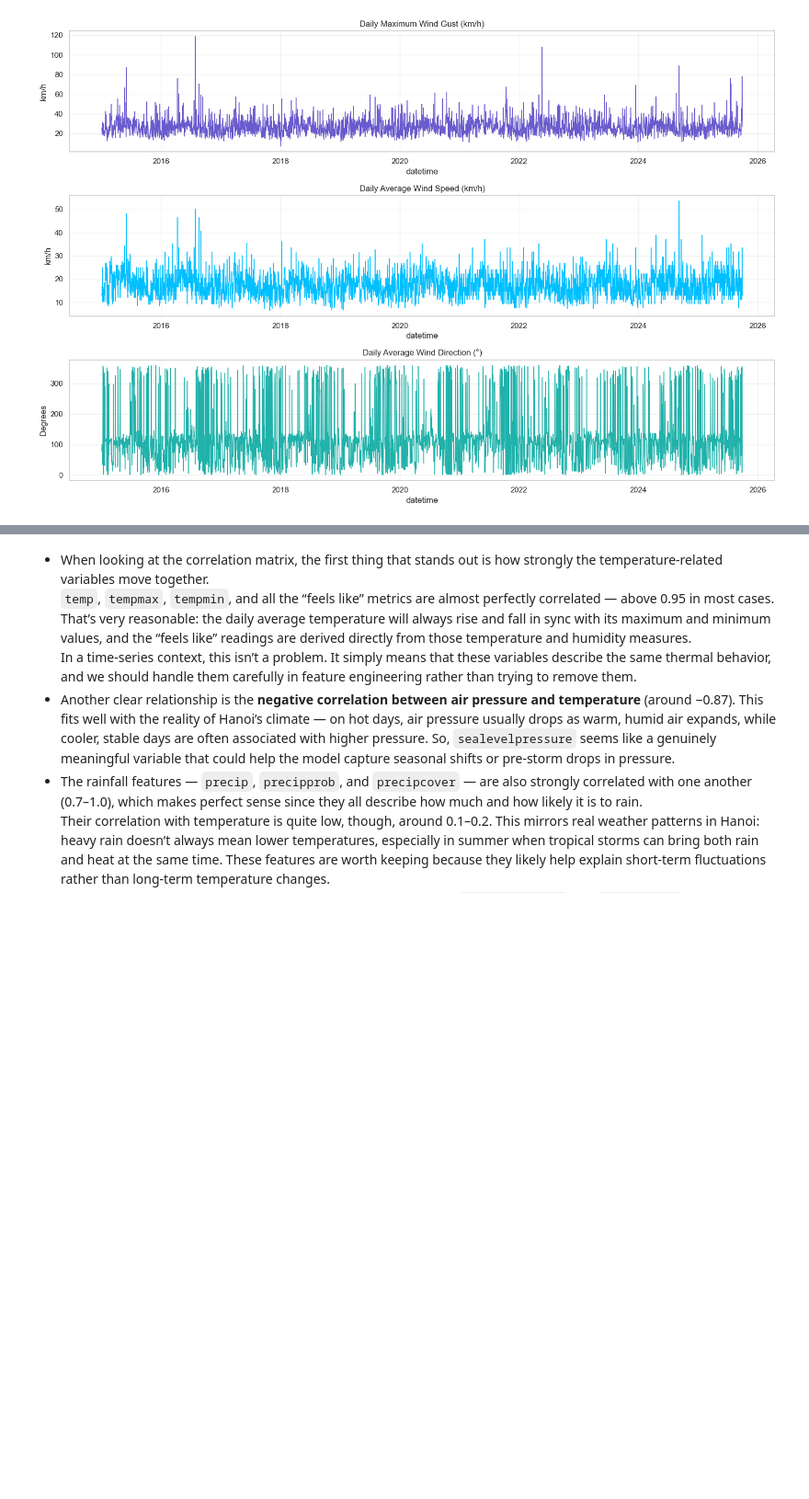
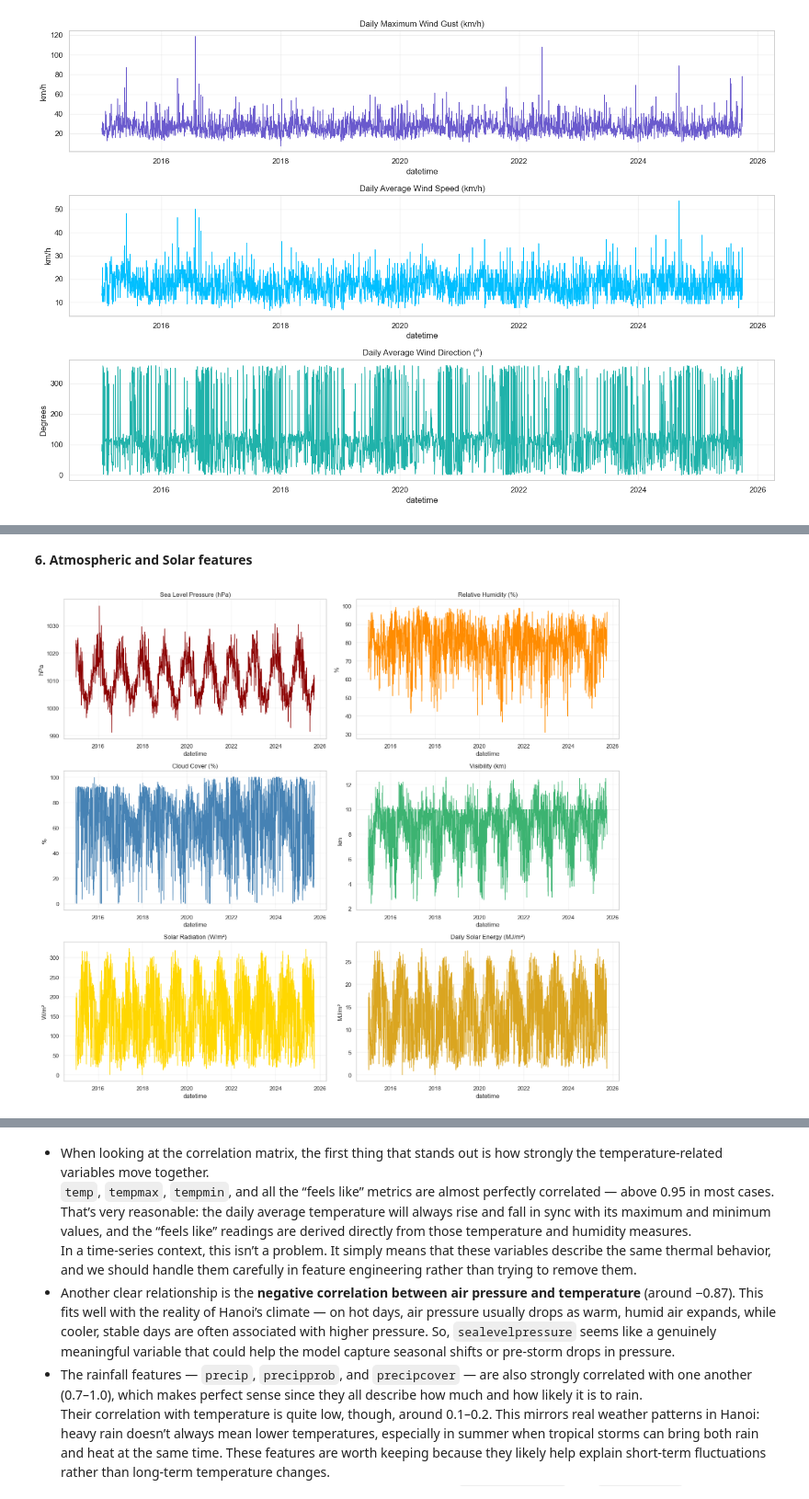
Before and after one commit to tungvoi38/Machine_Learning_Group_3, a Jupyter notebook: temperature_prediction_Hanoi/notebooks/01-data_understanding.ipynb, the cells around one changed output, grey strips where cells are left out. Shown at 92% size. Cells and saved outputs as stored; diff of their text form; code cells hidden in the pictures; blank space fills up the shorter version.

```diff
--- a/temperature_prediction_Hanoi/notebooks/01-data_understanding.ipynb
+++ b/temperature_prediction_Hanoi/notebooks/01-data_understanding.ipynb
@@ -343,0 +377,54 @@ plt.show()
+# %% [markdown]
+**6. Atmospheric and Solar features**
+# %%
+import matplotlib.pyplot as plt
+import seaborn as sns
+
+plt.figure(figsize=(16, 14))
+
+# 1️⃣ Atmospheric pressure
+plt.subplot(3, 2, 1)
+sns.lineplot(x='datetime', y='sealevelpressure', data=df_daily, color='darkred', linewidth=1)
+plt.title("Sea Level Pressure (hPa)")
+plt.ylabel("hPa")
+plt.grid(alpha=0.3)
+
+# 2️⃣ Humidity
+plt.subplot(3, 2, 2)
+sns.lineplot(x='datetime', y='humidity', data=df_daily, color='darkorange', linewidth=1)
+plt.title("Relative Humidity (%)")
+plt.ylabel("%")
+plt.grid(alpha=0.3)
+
+# 3️⃣ Cloud cover
+plt.subplot(3, 2, 3)
+sns.lineplot(x='datetime', y='cloudcover', data=df_daily, color='steelblue', linewidth=1)
+plt.title("Cloud Cover (%)")
+plt.ylabel("%")
+plt.grid(alpha=0.3)
+
+# 4️⃣ Visibility
+plt.subplot(3, 2, 4)
+sns.lineplot(x='datetime', y='visibility', data=df_daily, color='mediumseagreen', linewidth=1)
+plt.title("Visibility (km)")
+plt.ylabel("km")
+plt.grid(alpha=0.3)
+
+# 5️⃣ Solar radiation
+plt.subplot(3, 2, 5)
+sns.lineplot(x='datetime', y='solarradiation', data=df_daily, color='gold', linewidth=1)
+plt.title("Solar Radiation (W/m²)")
+plt.ylabel("W/m²")
+plt.grid(alpha=0.3)
+
+# 6️⃣ Solar energy
+plt.subplot(3, 2, 6)
+sns.lineplot(x='datetime', y='solarenergy', data=df_daily, color='goldenrod', linewidth=1)
+plt.title("Daily Solar Energy (MJ/m²)")
+plt.ylabel("MJ/m²")
+plt.grid(alpha=0.3)
+
+plt.tight_layout()
+plt.show()
+# %% [output]
+[figure, added]
```
Also changed, not shown: parts of 23 cells of this notebook.
